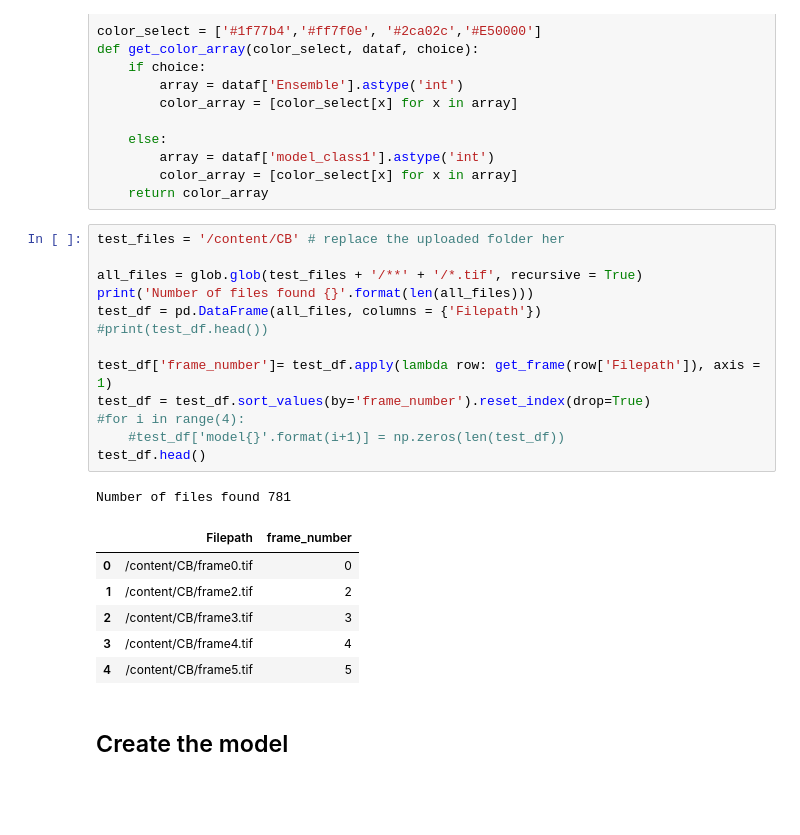
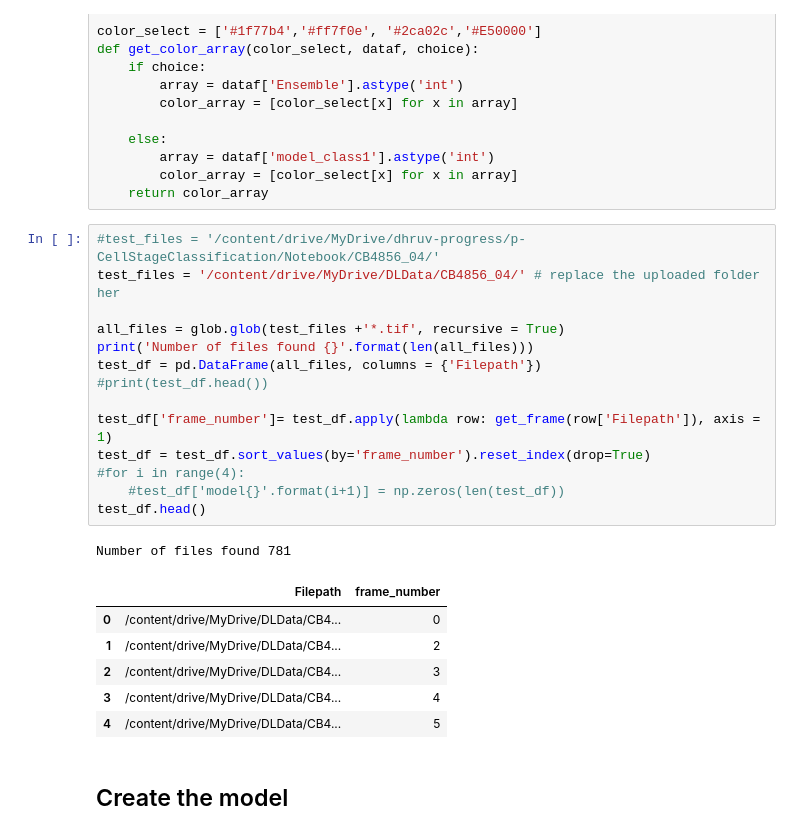
Before and after one commit to CyCelsLab/nematode-Classification, a Jupyter notebook: CellStagePrediction.ipynb, the cells around one changed output. Drawn from its saved outputs; the diff is of its cells as text; blank space fills up the shorter version.

```diff
--- a/CellStagePrediction.ipynb
+++ b/CellStagePrediction.ipynb
@@ -49,26 +57,27 @@ def get_color_array(color_select, dataf, choice):
         color_array = [color_select[x] for x in array]
     return color_array
 # %%
-test_files = '/content/CB' # replace the uploaded folder her
+#test_files = '/content/drive/MyDrive/dhruv-progress/p-CellStageClassification/Notebook/CB4856_04/'
+test_files = '/content/drive/MyDrive/DLData/CB4856_04/' # replace the uploaded folder her
 
-all_files = glob.glob(test_files + '/**' + '/*.tif', recursive = True)
+all_files = glob.glob(test_files +'*.tif', recursive = True)
 print('Number of files found {}'.format(len(all_files)))
 test_df = pd.DataFrame(all_files, columns = {'Filepath'})
 #print(test_df.head())
 
 test_df['frame_number']= test_df.apply(lambda row: get_frame(row['Filepath']), axis = 1)
 test_df = test_df.sort_values(by='frame_number').reset_index(drop=True)
 #for i in range(4):
     #test_df['model{}'.format(i+1)] = np.zeros(len(test_df))
 test_df.head()
 # %% [output]
 Number of files found 781
 |  | Filepath | frame_number |
-| 0 | /content/CB/frame0.tif | 0 |
-| 1 | /content/CB/frame2.tif | 2 |
-| 2 | /content/CB/frame3.tif | 3 |
-| 3 | /content/CB/frame4.tif | 4 |
-| 4 | /content/CB/frame5.tif | 5 |
+| 0 | /content/drive/MyDrive/DLData/CB4... | 0 |
+| 1 | /content/drive/MyDrive/DLData/CB4... | 2 |
+| 2 | /content/drive/MyDrive/DLData/CB4... | 3 |
+| 3 | /content/drive/MyDrive/DLData/CB4... | 4 |
+| 4 | /content/drive/MyDrive/DLData/CB4... | 5 |
 # %% [markdown]
 ## Create the model
 # %%
```
Also changed, not shown: parts of 7 cells of this notebook.
